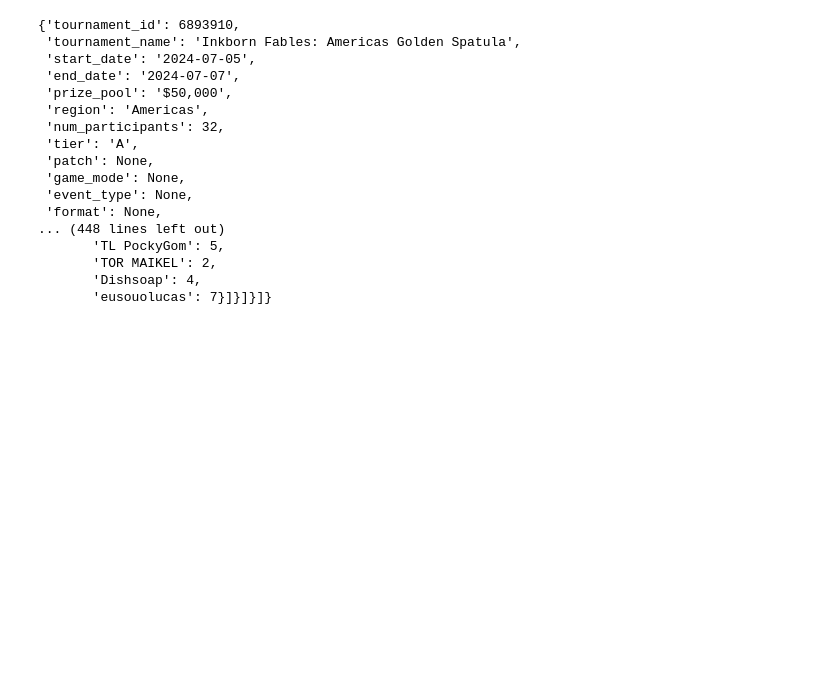
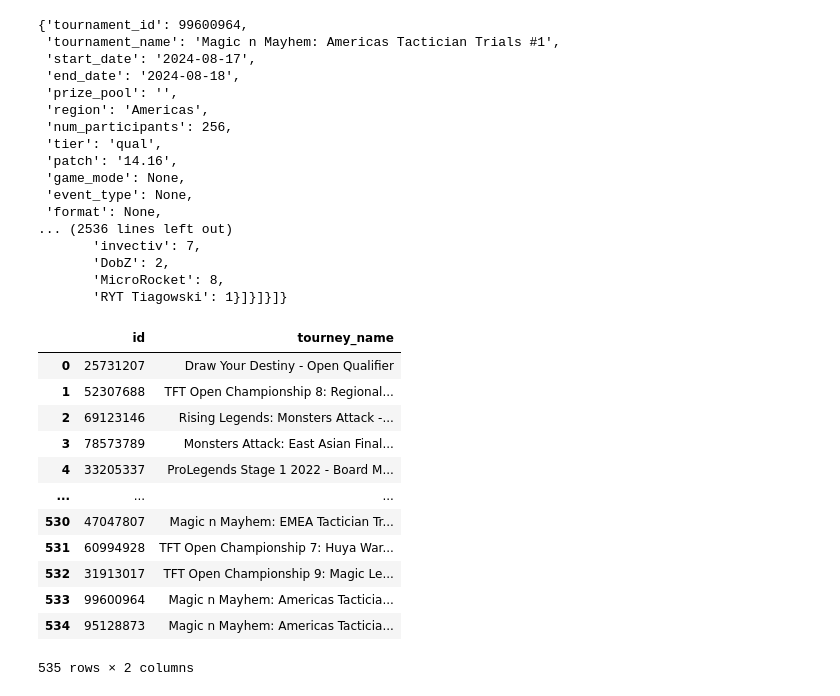
Before and after one commit to tanj85/tft-tourneys, a Jupyter notebook: misc/scratch.ipynb, the cells around one changed output. Drawn from its saved outputs; the diff is of its cells as text; code cells hidden in the pictures; blank space fills up the shorter version.

```diff
--- a/misc/scratch.ipynb
+++ b/misc/scratch.ipynb
@@ -2,11 +2,11 @@
 import requests
 
 # URL of the API endpoint
-url = "http://127.0.0.1:8080/tournaments/?id=6893910"
+url = "http://127.0.0.1:8080/tournaments/?id=99600964"
 
 # Parameters to be sent with the request
 params = {
-    'has_detail': 'TFTourneys'
+    # 'has_detail': 'TFTourneys'
 }
 
 # Making the GET request
@@ -14,20 +14,38 @@ response = requests.get(url, params=params)
 
 response.json()
 # %% [output]
-{'tournament_id': 6893910,
- 'tournament_name': 'Inkborn Fables: Americas Golden Spatula',
- 'start_date': '2024-07-05',
- 'end_date': '2024-07-07',
- 'prize_pool': '$50,000',
+{'tournament_id': 99600964,
+ 'tournament_name': 'Magic n Mayhem: Americas Tactician Trials #1',
+ 'start_date': '2024-08-17',
+ 'end_date': '2024-08-18',
+ 'prize_pool': '',
  'region': 'Americas',
- 'num_participants': 32,
- 'tier': 'A',
- 'patch': None,
+ 'num_participants': 256,
+ 'tier': 'qual',
+ 'patch': '14.16',
  'game_mode': None,
  'event_type': None,
  'format': None,
-... (448 lines left out)
-       'TL PockyGom': 5,
-       'TOR MAIKEL': 2,
-       'Dishsoap': 4,
-       'eusouolucas': 7}]}]}]}
+... (2536 lines left out)
+       'invectiv': 7,
+       'DobZ': 2,
+       'MicroRocket': 8,
+       'RYT Tiagowski': 1}]}]}]}
+# %%
+import hash_tournaments
+
+hash_tournaments.process_csv("/root/tft-tourneys/misc/tournament_hashes.csv")
+# %% [output]
+|  | id | tourney_name |
+| 0 | 25731207 | Draw Your Destiny - Open Qualifier |
+| 1 | 52307688 | TFT Open Championship 8: Regional... |
+| 2 | 69123146 | Rising Legends: Monsters Attack -... |
+| 3 | 78573789 | Monsters Attack: East Asian Final... |
+| 4 | 33205337 | ProLegends Stage 1 2022 - Board M... |
+| ... | ... | ... |
+| 530 | 47047807 | Magic n Mayhem: EMEA Tactician Tr... |
+| 531 | 60994928 | TFT Open Championship 7: Huya War... |
+| 532 | 31913017 | TFT Open Championship 9: Magic Le... |
+| 533 | 99600964 | Magic n Mayhem: Americas Tacticia... |
+| 534 | 95128873 | Magic n Mayhem: Americas Tacticia... |
+535 rows × 2 columns
```
Also changed, not shown: parts of 1 cell of this notebook, 5 other files.
